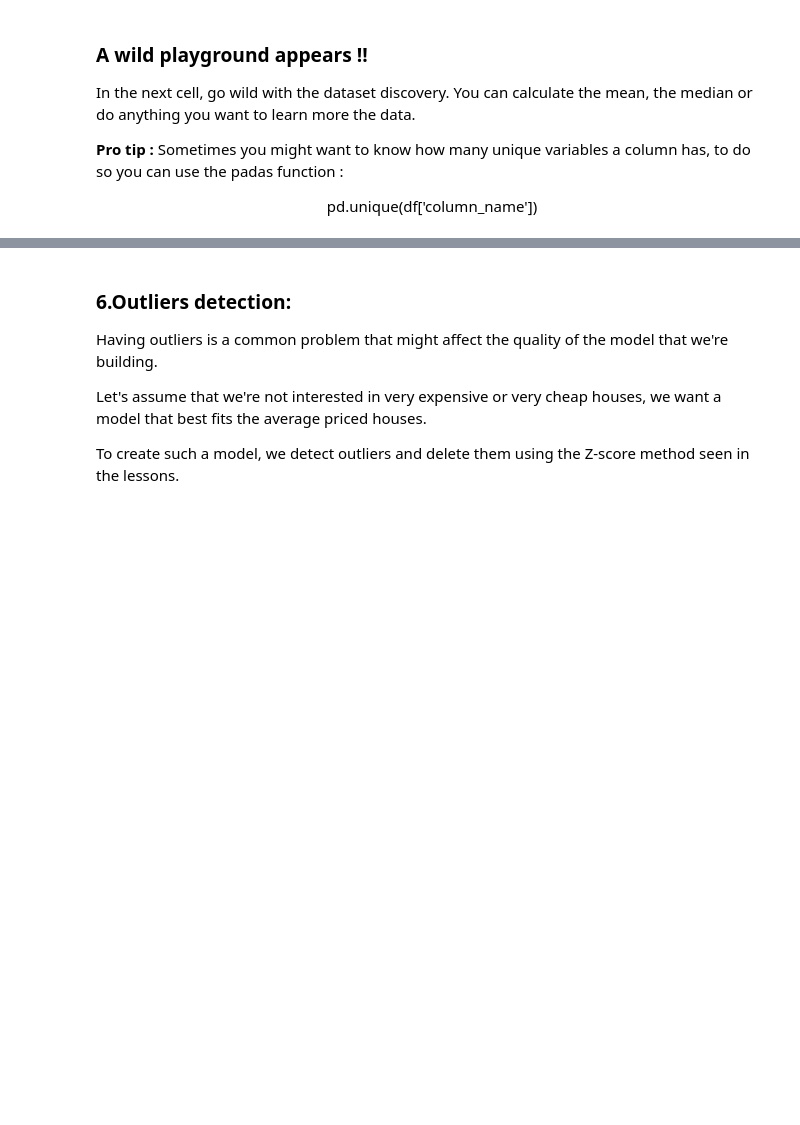
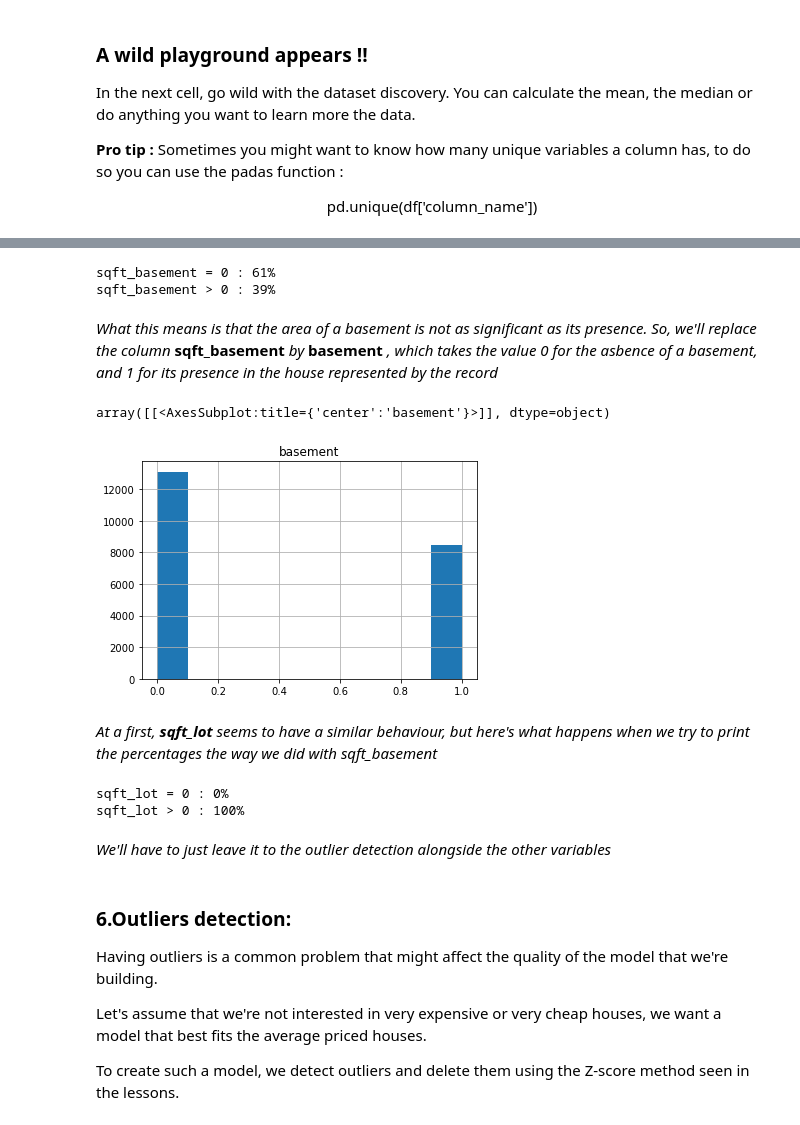
Before and after one commit to Mia5Bou/Unit2-Project, a Jupyter notebook: Data Analytics Project.ipynb, the cells around one changed output, grey strips where cells are left out. Cells and saved outputs as stored; diff of their text form; code cells hidden in the pictures; blank space fills up the shorter version.

```diff
--- a/Data Analytics Project.ipynb
+++ b/Data Analytics Project.ipynb
@@ -207,3 +221,29 @@ median = 0.0
+# %%
+print('sqft_basement = 0 : '+str(round(len(df[df['sqft_basement'] == 0])/len(df)*100))+'%')
+print('sqft_basement > 0 : '+str(round(len(df[df['sqft_basement'] >  0])/len(df)*100))+'%')
+# %% [output]
+sqft_basement = 0 : 61%
+sqft_basement > 0 : 39%
+# %% [markdown]
+*What this means is that the area of a basement is not as significant as its presence. So, we'll replace the column* **sqft_basement** *by* **basement** *, which takes the value 0 for the asbence of a basement, and 1 for its presence in the house represented by the record*
+# %%
+df.loc[df['sqft_basement'] > 0, 'sqft_basement'] = 1
+df.rename(columns={'sqft_basement' : 'basement'}, inplace=True)
+
+df.hist(column=['basement'])
+# %% [output]
+array([[<AxesSubplot:title={'center':'basement'}>]], dtype=object)
+[figure, added]
+# %% [markdown]
+*At a first, **sqft_lot** seems to have a similar behaviour, but here's what happens when we try to print the percentages the way we did with sqft_basement*
+# %%
+print('sqft_lot = 0 : '+str(round(len(df[df['sqft_lot'] == 0])/len(df)*100))+'%')
+print('sqft_lot > 0 : '+str(round(len(df[df['sqft_lot'] >  0])/len(df)*100))+'%')
+# %% [output]
+sqft_lot = 0 : 0%
+sqft_lot > 0 : 100%
+# %% [markdown]
+*We'll have to just leave it to the outlier detection alongside the other variables*
 # %% [markdown]
 ### 6.Outliers detection:<a id='outliers'></a>
 Having outliers is a common problem that might affect the quality of the model that we're building.
```
Also changed, not shown: parts of 29 cells of this notebook.
